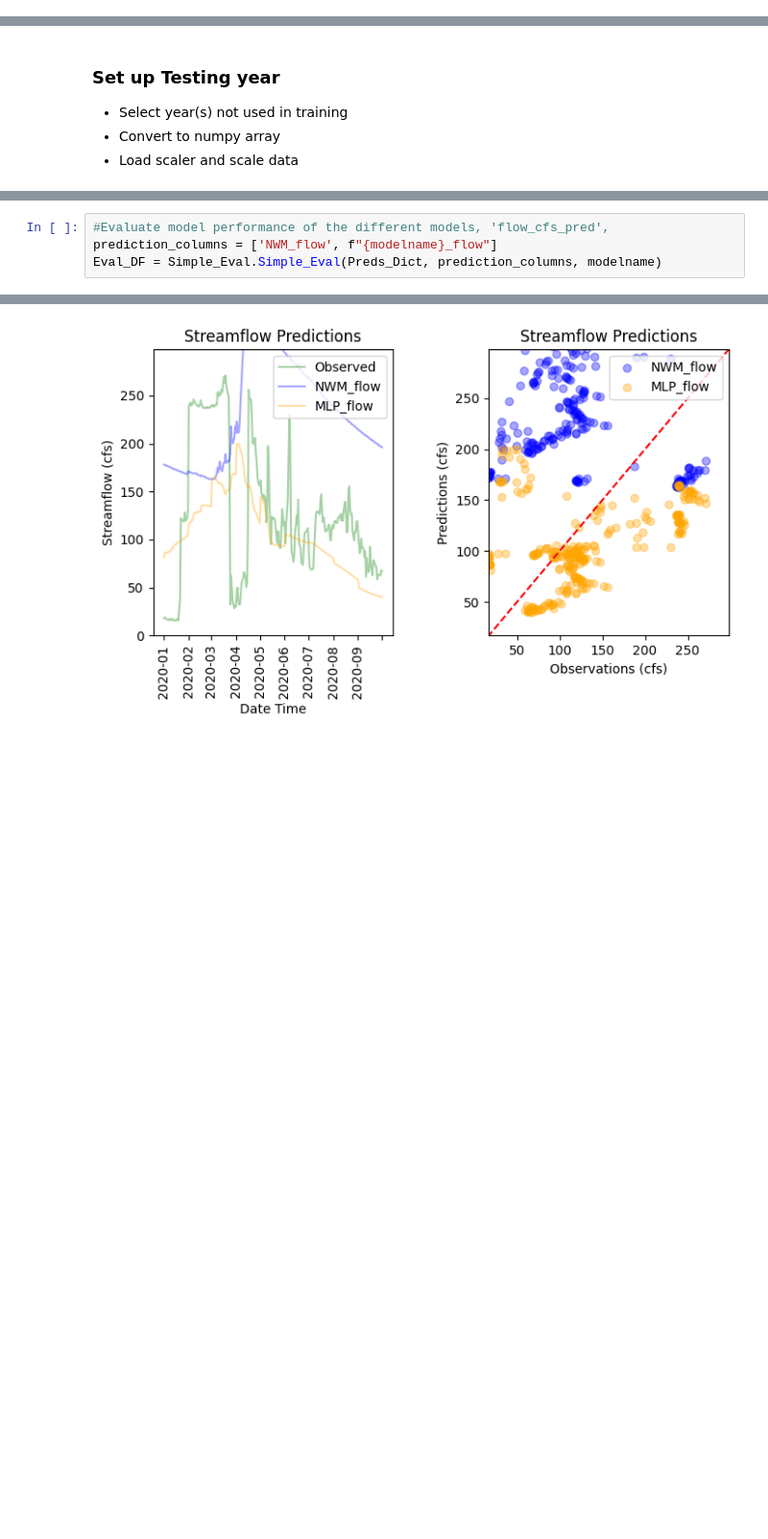
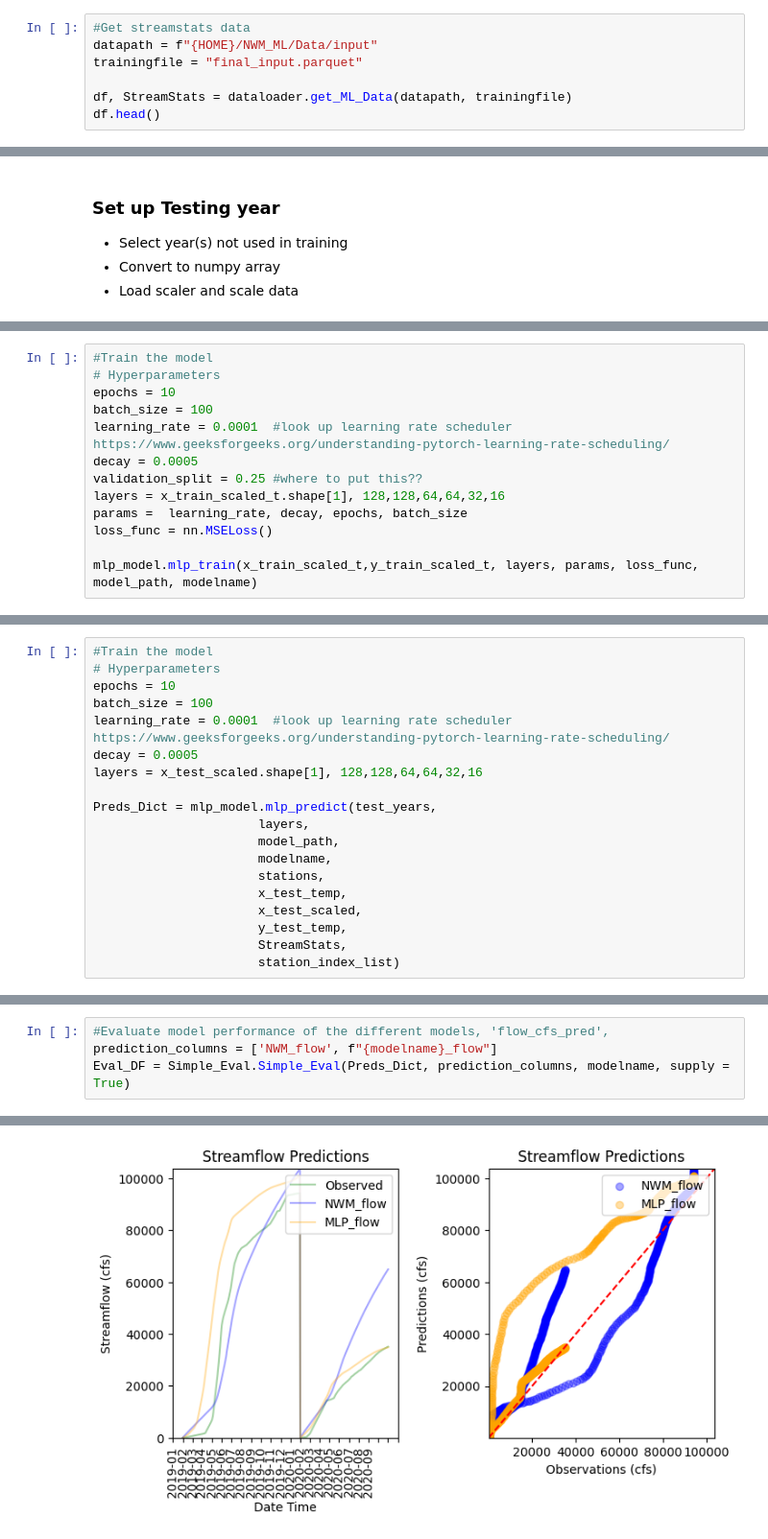
Before and after one commit to whitelightning450/NWM_ML, a Jupyter notebook: RJ/ModelDevelopment/mlp.ipynb, the cells around one changed output, grey strips where cells are left out. Shown: that part at 96% size. Drawn from its saved outputs; the diff is of its cells as text; blank space fills up the shorter version.

Commit message:
Modularized the MLP framework, example for future models

```diff
--- a/RJ/ModelDevelopment/mlp.ipynb
+++ b/RJ/ModelDevelopment/mlp.ipynb
@@ -228,0 +59,7 @@ df.head()
+# %%
+#Get streamstats data
+datapath = f"{HOME}/NWM_ML/Data/input"
+trainingfile = "final_input.parquet"
+
+df, StreamStats = dataloader.get_ML_Data(datapath, trainingfile)
+df.head()
@@ -413,0 +173,13 @@ Run Time: 4.138034343719482 seconds
+# %%
+#Train the model
+# Hyperparameters
+epochs = 10
+batch_size = 100
+learning_rate = 0.0001  #look up learning rate scheduler https://www.geeksforgeeks.org/understanding-pytorch-learning-rate-scheduling/
+decay = 0.0005
+validation_split = 0.25 #where to put this??
+layers = x_train_scaled_t.shape[1], 128,128,64,64,32,16
+params =  learning_rate, decay, epochs, batch_size
+loss_func = nn.MSELoss()
+
+mlp_model.mlp_train(x_train_scaled_t,y_train_scaled_t, layers, params, loss_func, model_path, modelname)
@@ -467 +201,20 @@ SupplyEvalDF = pd.DataFrame(columns = supcols)
+# %%
+#Train the model
+# Hyperparameters
+epochs = 10
+batch_size = 100
+learning_rate = 0.0001  #look up learning rate scheduler https://www.geeksforgeeks.org/understanding-pytorch-learning-rate-scheduling/
+decay = 0.0005
+layers = x_test_scaled.shape[1], 128,128,64,64,32,16
+
+Preds_Dict = mlp_model.mlp_predict(test_years,
+                      layers,
+                      model_path,
+                      modelname,
+                      stations,
+                      x_test_temp,
+                      x_test_scaled,
+                      y_test_temp,
+                      StreamStats,
+                      station_index_list)
 # %% [markdown]
@@ -541,6 +222,6 @@ with open(file_path, 'wb') as handle:
 # %%
 #Evaluate model performance of the different models, 'flow_cfs_pred',
 prediction_columns = ['NWM_flow', f"{modelname}_flow"]
-Eval_DF = Simple_Eval.Simple_Eval(Preds_Dict, prediction_columns, modelname)
+Eval_DF = Simple_Eval.Simple_Eval(Preds_Dict, prediction_columns, modelname, supply = True)
 # %% [output]
 USGS site: 10126000
@@ -552,3 +233,3 @@ USGS site: 10136500
 USGS site: 10140700
-[figure, old version]
+[figure, new version]
 USGS site: 10141000
```
Also changed, not shown: parts of 19 cells of this notebook, 9 other files.
